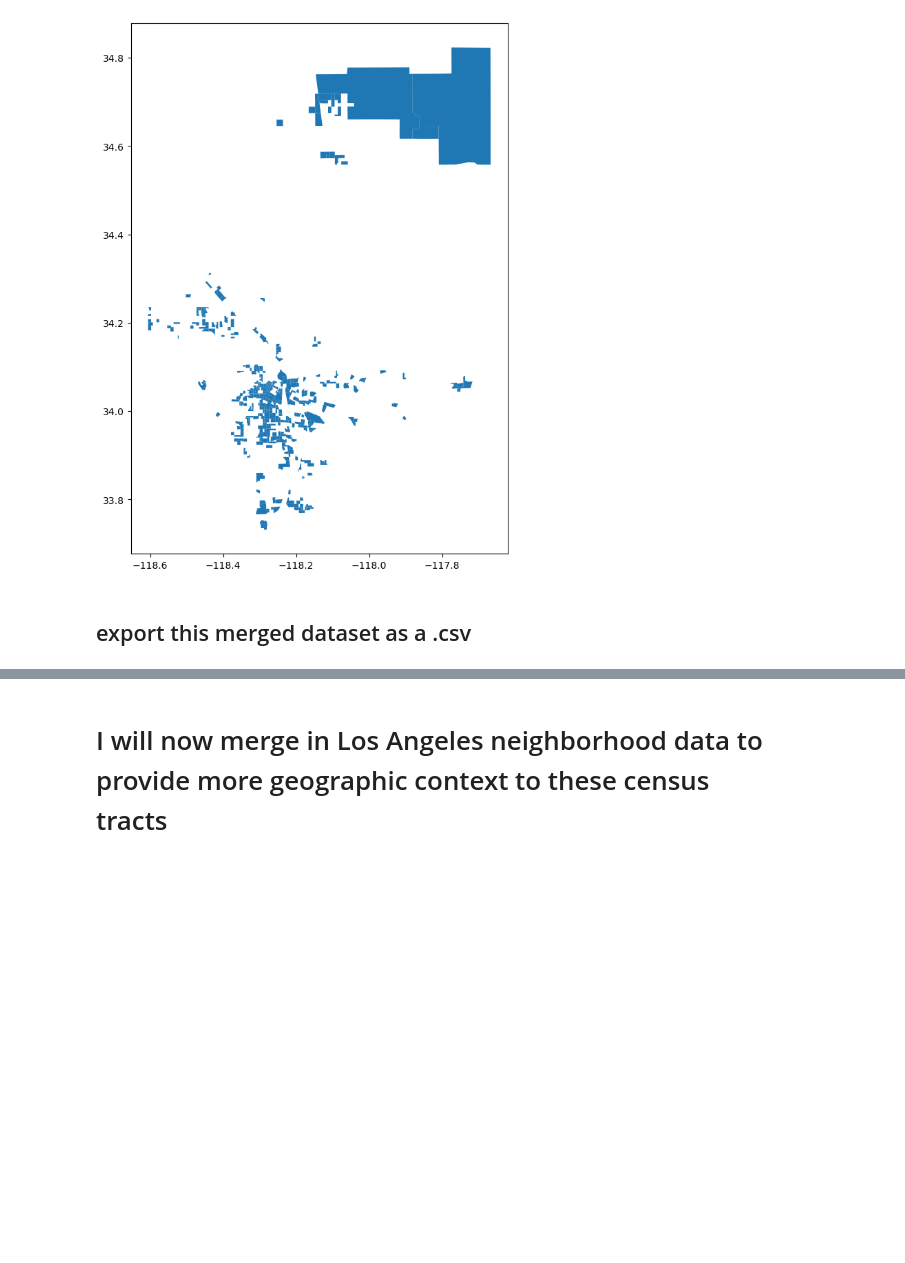
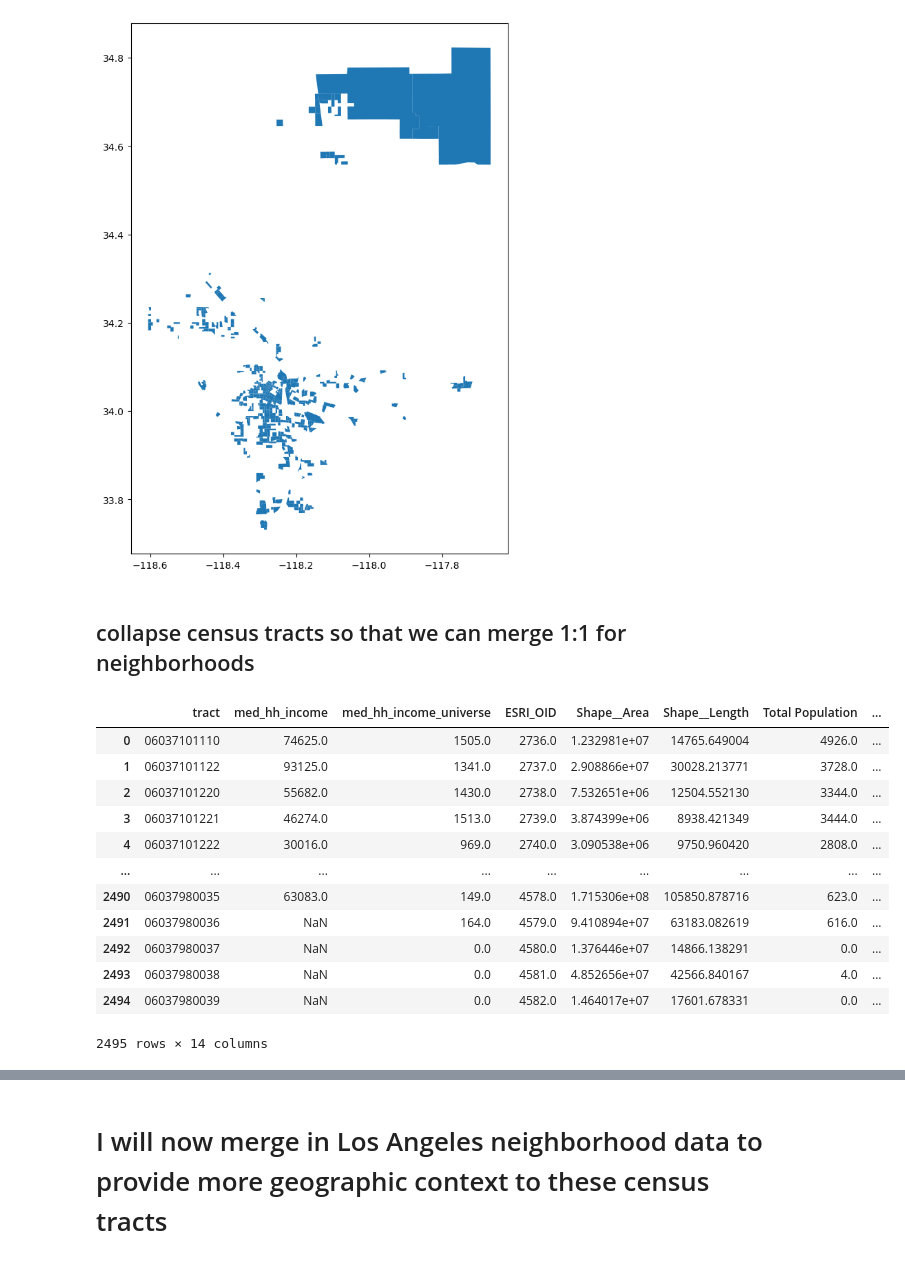
Before and after one commit to jabner120/GIS-group, a Jupyter notebook: Group Assignments/jabner120_v2.ipynb, the cells around one changed output, grey strips where cells are left out. Drawn from its saved outputs; the diff is of its cells as text; code cells hidden in the pictures; blank space fills up the shorter version.

```diff
--- a/Group Assignments/jabner120_v2.ipynb
+++ b/Group Assignments/jabner120_v2.ipynb
@@ -383,5 +383,3 @@ ct_IncRace[ct_IncRace.below_60pct_med_income == 'Yes'].plot(figsize=(12,10))
 # %% [output]
 <Axes: >
 [figure]
-# %% [markdown]
-## export this merged dataset as a .csv
@@ -389,0 +386,19 @@ ct_IncRace.to_csv('merged/ct_IncRace.csv')
+# %% [markdown]
+## collapse census tracts so that we can merge 1:1 for neighborhoods
+# %%
+ct_collapsed = ct_IncRace.groupby('tract').mean('med_hh_income').reset_index()
+ct_collapsed
+# %% [output]
+|  | tract | med_hh_income | med_hh_income_universe | ESRI_OID | Shape__Area | Shape__Length | Total Population | ... |
+| 0 | 06037101110 | 74625.0 | 1505.0 | 2736.0 | 1.232981e+07 | 14765.649004 | 4926.0 | ... |
+| 1 | 06037101122 | 93125.0 | 1341.0 | 2737.0 | 2.908866e+07 | 30028.213771 | 3728.0 | ... |
+| 2 | 06037101220 | 55682.0 | 1430.0 | 2738.0 | 7.532651e+06 | 12504.552130 | 3344.0 | ... |
+| 3 | 06037101221 | 46274.0 | 1513.0 | 2739.0 | 3.874399e+06 | 8938.421349 | 3444.0 | ... |
+| 4 | 06037101222 | 30016.0 | 969.0 | 2740.0 | 3.090538e+06 | 9750.960420 | 2808.0 | ... |
+| ... | ... | ... | ... | ... | ... | ... | ... | ... |
+| 2490 | 06037980035 | 63083.0 | 149.0 | 4578.0 | 1.715306e+08 | 105850.878716 | 623.0 | ... |
+| 2491 | 06037980036 | NaN | 164.0 | 4579.0 | 9.410894e+07 | 63183.082619 | 616.0 | ... |
+| 2492 | 06037980037 | NaN | 0.0 | 4580.0 | 1.376446e+07 | 14866.138291 | 0.0 | ... |
+| 2493 | 06037980038 | NaN | 0.0 | 4581.0 | 4.852656e+07 | 42566.840167 | 4.0 | ... |
+| 2494 | 06037980039 | NaN | 0.0 | 4582.0 | 1.464017e+07 | 17601.678331 | 0.0 | ... |
+2495 rows × 14 columns
```
Also changed, not shown: parts of 25 cells of this notebook.
